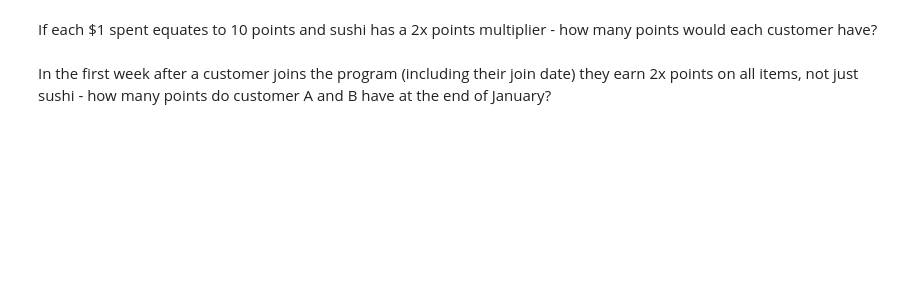
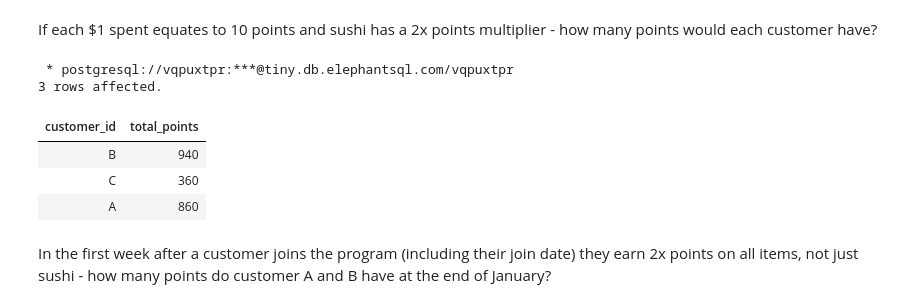
Before and after one commit to ishank296/8weekssqlchallenge, a Jupyter notebook: case_study_01.ipynb, the cells around one changed output. Saved outputs shown, nothing was run; the diff lists cells and outputs as text; code cells hidden in the pictures; blank space fills up the shorter version.

```diff
--- a/case_study_01.ipynb
+++ b/case_study_01.ipynb
@@ -246,4 +295,28 @@ What is the total items and amount spent for each member before they became a me
 # %% [markdown]
 If each $1 spent equates to 10 points and sushi has a 2x points multiplier - how many points would each customer have?
+# %%
+%%sql
+with menu_points as
+(
+  select product_id,
+         product_name,
+         price,
+         case when product_name = 'sushi' then price * 2 * 10
+         else price * 10 end as points
+  from menu
+)
+select s.customer_id,
+       sum(points) total_points
+from sales s
+inner join
+menu_points m on s.product_id = m.product_id
+group by s.customer_id
+# %% [output]
+ * postgresql://vqpuxtpr:***@tiny.db.elephantsql.com/vqpuxtpr
+3 rows affected.
+| customer_id | total_points |
+| B | 940 |
+| C | 360 |
+| A | 860 |
 # %% [markdown]
 In the first week after a customer joins the program (including their join date) they earn 2x points on all items, not just sushi - how many points do customer A and B have at the end of January?
```
Also changed, not shown: parts of 2 cells of this notebook.
